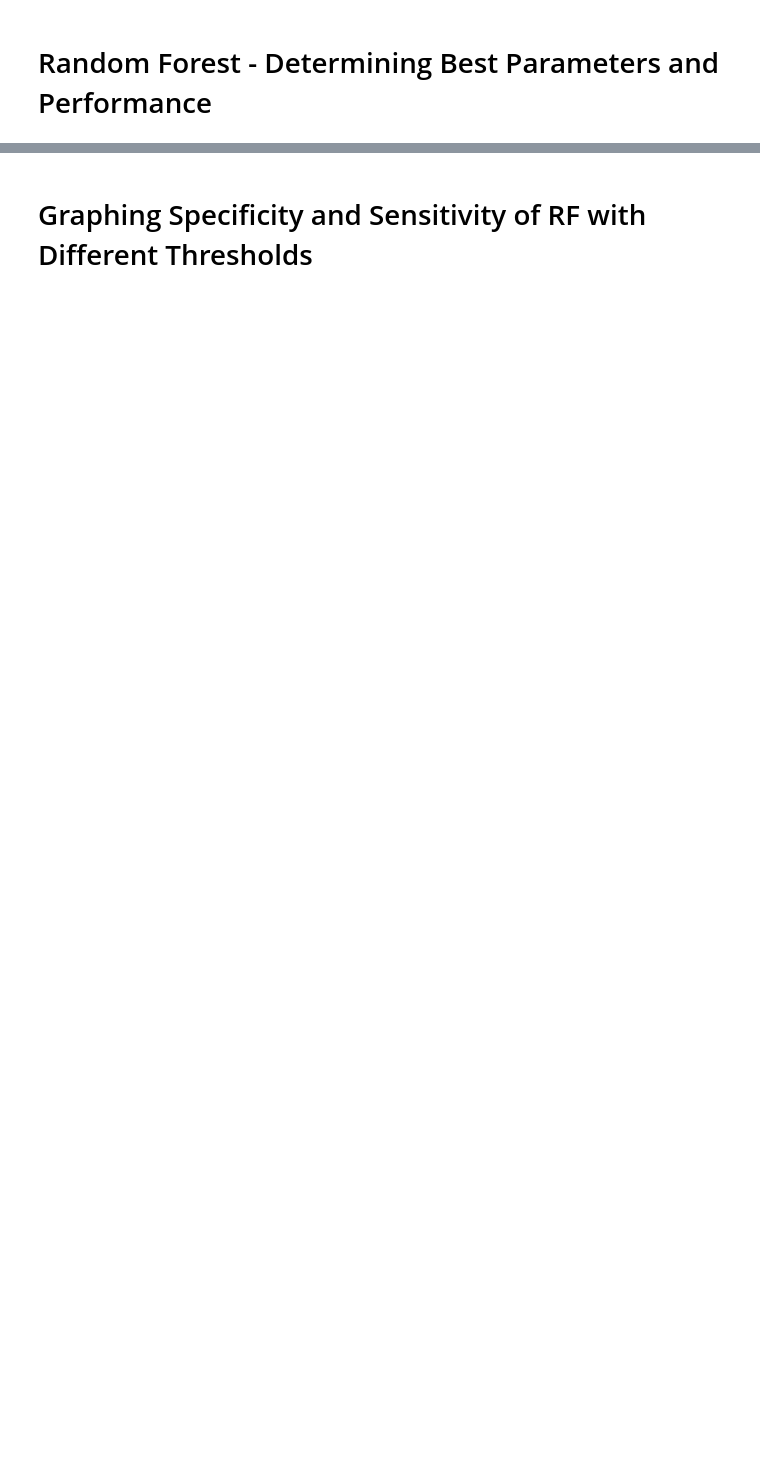
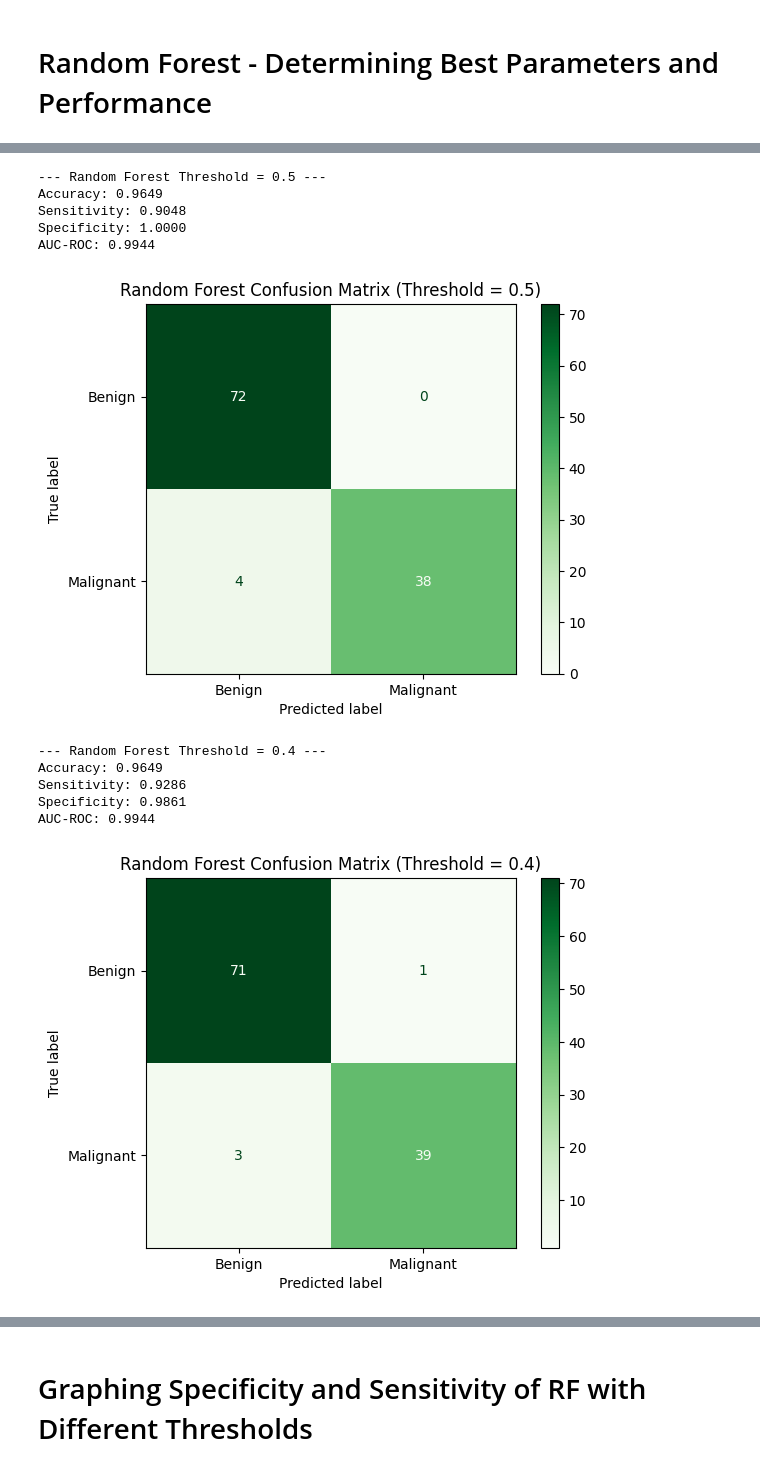
Before and after one commit to sarahcreighton/breast-cancer-classifier, a Jupyter notebook: notebooks/03_SMV_and_RF.ipynb, the cells around one changed output, grey strips where cells are left out. Cells and saved outputs as stored; diff of their text form; code cells hidden in the pictures; blank space fills up the shorter version.

```diff
--- a/notebooks/03_SMV_and_RF.ipynb
+++ b/notebooks/03_SMV_and_RF.ipynb
@@ -322,0 +329,74 @@ Best RF Parameters: {'criterion': 'gini', 'max_depth': None, 'min_samples_split'
+# %%
+# Use the tuned Random Forest model
+rf_model = best_rf
+
+# Get predicted probabilities
+y_proba_rf = rf_model.predict_proba(X_test_scaled)[:, 1]
+
+# Threshold values to test
+thresholds = [0.5, 0.4, 0.3, 0.2]
+
+rf_threshold_results = []
+
+for t in thresholds:
+
+    # Apply threshold
+    y_pred_thresh = (y_proba_rf >= t).astype(int)
+
+    # Confusion matrix
+    cm = confusion_matrix(y_test, y_pred_thresh)
+    tn, fp, fn, tp = cm.ravel()
+
+    # Metrics
+    accuracy = accuracy_score(y_test, y_pred_thresh)
+    sensitivity = recall_score(y_test, y_pred_thresh)
+    specificity = tn / (tn + fp)
+    auc_roc = roc_auc_score(y_test, y_proba_rf)
+
+    # Store results
+    rf_threshold_results.append([t, accuracy, sensitivity, specificity, auc_roc])
+
+    # Print metrics
+    print(f"\n--- Random Forest Threshold = {t} ---")
+    print(f"Accuracy: {accuracy:.4f}")
+    print(f"Sensitivity: {sensitivity:.4f}")
+    print(f"Specificity: {specificity:.4f}")
+    print(f"AUC-ROC: {auc_roc:.4f}")
+
+
+    # Plot confusion matrix
+    disp = ConfusionMatrixDisplay(confusion_matrix=cm, display_labels=["Benign", "Malignant"])
+    disp.plot(cmap="Greens")
+    plt.title(f"Random Forest Confusion Matrix (Threshold = {t})")
+    plt.show()
+
+# Create threshold comparison table
+rf_threshold_df = pd.DataFrame(
+    rf_threshold_results,
+    columns=["Threshold", "Accuracy", "Sensitivity", "Specificity", "AUC-ROC"]
+)
+
+# Format table similar to your previous results table
+fmt = {
+    'Accuracy': '{:.2%}',
+    'Sensitivity': '{:.2%}',
+    'Specificity': '{:.2%}',
+    'AUC-ROC': '{:.4f}',
+}
+
+print("\n--- Random Forest Threshold Comparison ---")
+print(rf_threshold_df.style.format(fmt))
+print(rf_threshold_df)
+# %% [output]
+--- Random Forest Threshold = 0.5 ---
+Accuracy: 0.9649
+Sensitivity: 0.9048
+Specificity: 1.0000
+AUC-ROC: 0.9944
+[figure, added]
+--- Random Forest Threshold = 0.4 ---
+Accuracy: 0.9649
+Sensitivity: 0.9286
+Specificity: 0.9861
+AUC-ROC: 0.9944
+[figure, added]
```
Also changed, not shown: parts of 15 cells of this notebook.
